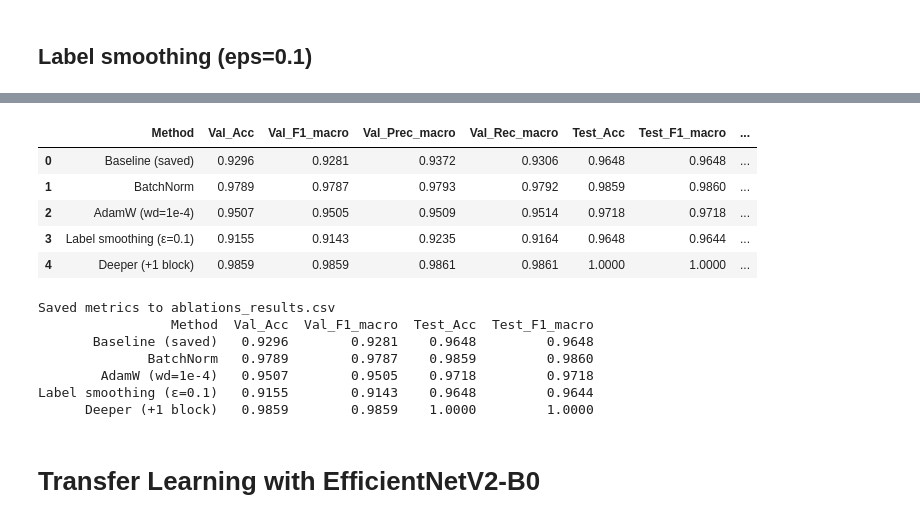
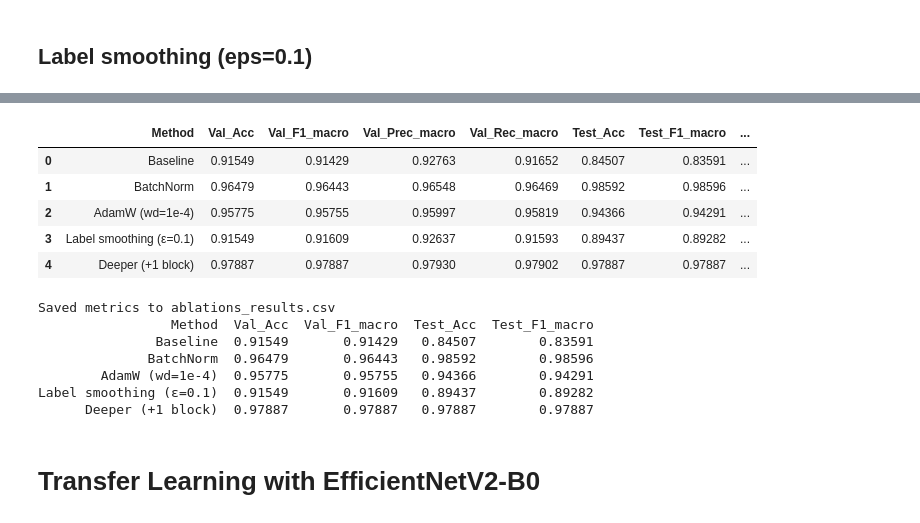
Before and after one commit to emiresenov/PRPD-Classification, a Jupyter notebook: PRPD_Project.ipynb, the cells around one changed output, grey strips where cells are left out. Drawn from its saved outputs; the diff is of its cells as text; code cells hidden in the pictures.

```diff
--- a/PRPD_Project.ipynb
+++ b/PRPD_Project.ipynb
@@ -122,7 +90,7 @@ y = np.array([label_to_id[lbl] for lbl in y_text])
 X_train, X_tmp, y_train, y_tmp = train_test_split(
     paths, y, test_size=0.30, random_state=SEED, stratify=y
 )
-X_val, X_test, y_val, y_test = train_test_split(
+X_test, X_val, y_test, y_val = train_test_split(
     X_tmp, y_tmp, test_size=0.5, random_state=SEED, stratify=y_tmp
 )
 
@@ -544,54 +512,48 @@ def to_row(name, val, test):
         "Method": name,
         "Val_Acc": val["accuracy"],
         "Val_F1_macro": val["f1_macro"],
         "Val_Prec_macro": val["precision_macro"],
         "Val_Rec_macro": val["recall_macro"],
         "Test_Acc": test["accuracy"],
         "Test_F1_macro": test["f1_macro"],
         "Test_Prec_macro": test["precision_macro"],
-        "Test_Rec_macro": test["recall_macro"],
-        # (optional) micro metrics
-        "Test_F1_micro": test["f1_micro"],
-        "Test_Prec_micro": test["precision_micro"],
-        "Test_Rec_micro": test["recall_micro"],
+        "Test_Rec_macro": test["recall_macro"]
     }
 
 rows = [
-    to_row("Baseline (saved)", baseline_val_metrics, baseline_test_metrics),
+    to_row("Baseline", baseline_val_metrics, baseline_test_metrics),
     to_row("BatchNorm", bn_val_metrics, bn_test_metrics),
     to_row("AdamW (wd=1e-4)", adamw_val_metrics, adamw_test_metrics),
     to_row("Label smoothing (ε=0.1)", ls_val_metrics, ls_test_metrics),
     to_row("Deeper (+1 block)", deep_val_metrics, deep_test_metrics),
 ]
 
 df = pd.DataFrame(rows)
-# nice rounding for paper
 df_rounded = df.copy()
 for c in df.columns:
     if c != "Method":
-        df_rounded[c] = df[c].astype(float).round(4)
+        df_rounded[c] = df[c].astype(float).round(5)
 
 display(df_rounded)
 df_rounded.to_csv("ablations_results.csv", index=False)
 print("Saved metrics to ablations_results.csv")
 
-# Quick LaTeX-friendly view (optional)
 latex_cols = ["Method","Val_Acc","Val_F1_macro","Test_Acc","Test_F1_macro"]
 print(df_rounded[latex_cols].to_string(index=False))
 # %% [output]
 |  | Method | Val_Acc | Val_F1_macro | Val_Prec_macro | Val_Rec_macro | Test_Acc | Test_F1_macro | ... |
-| 0 | Baseline (saved) | 0.9296 | 0.9281 | 0.9372 | 0.9306 | 0.9648 | 0.9648 | ... |
-| 1 | BatchNorm | 0.9789 | 0.9787 | 0.9793 | 0.9792 | 0.9859 | 0.9860 | ... |
-| 2 | AdamW (wd=1e-4) | 0.9507 | 0.9505 | 0.9509 | 0.9514 | 0.9718 | 0.9718 | ... |
-| 3 | Label smoothing (ε=0.1) | 0.9155 | 0.9143 | 0.9235 | 0.9164 | 0.9648 | 0.9644 | ... |
-| 4 | Deeper (+1 block) | 0.9859 | 0.9859 | 0.9861 | 0.9861 | 1.0000 | 1.0000 | ... |
+| 0 | Baseline | 0.91549 | 0.91429 | 0.92763 | 0.91652 | 0.84507 | 0.83591 | ... |
+| 1 | BatchNorm | 0.96479 | 0.96443 | 0.96548 | 0.96469 | 0.98592 | 0.98596 | ... |
+| 2 | AdamW (wd=1e-4) | 0.95775 | 0.95755 | 0.95997 | 0.95819 | 0.94366 | 0.94291 | ... |
+| 3 | Label smoothing (ε=0.1) | 0.91549 | 0.91609 | 0.92637 | 0.91593 | 0.89437 | 0.89282 | ... |
+| 4 | Deeper (+1 block) | 0.97887 | 0.97887 | 0.97930 | 0.97902 | 0.97887 | 0.97887 | ... |
 Saved metrics to ablations_results.csv
                  Method  Val_Acc  Val_F1_macro  Test_Acc  Test_F1_macro
-       Baseline (saved)   0.9296        0.9281    0.9648         0.9648
-              BatchNorm   0.9789        0.9787    0.9859         0.9860
-        AdamW (wd=1e-4)   0.9507        0.9505    0.9718         0.9718
-Label smoothing (ε=0.1)   0.9155        0.9143    0.9648         0.9644
-      Deeper (+1 block)   0.9859        0.9859    1.0000         1.0000
+               Baseline  0.91549       0.91429   0.84507        0.83591
+              BatchNorm  0.96479       0.96443   0.98592        0.98596
+        AdamW (wd=1e-4)  0.95775       0.95755   0.94366        0.94291
+Label smoothing (ε=0.1)  0.91549       0.91609   0.89437        0.89282
+      Deeper (+1 block)  0.97887       0.97887   0.97887        0.97887
 # %% [markdown]
 # Transfer Learning with EfficientNetV2-B0
 # %%
```
Also changed, not shown: parts of 17 cells of this notebook.
